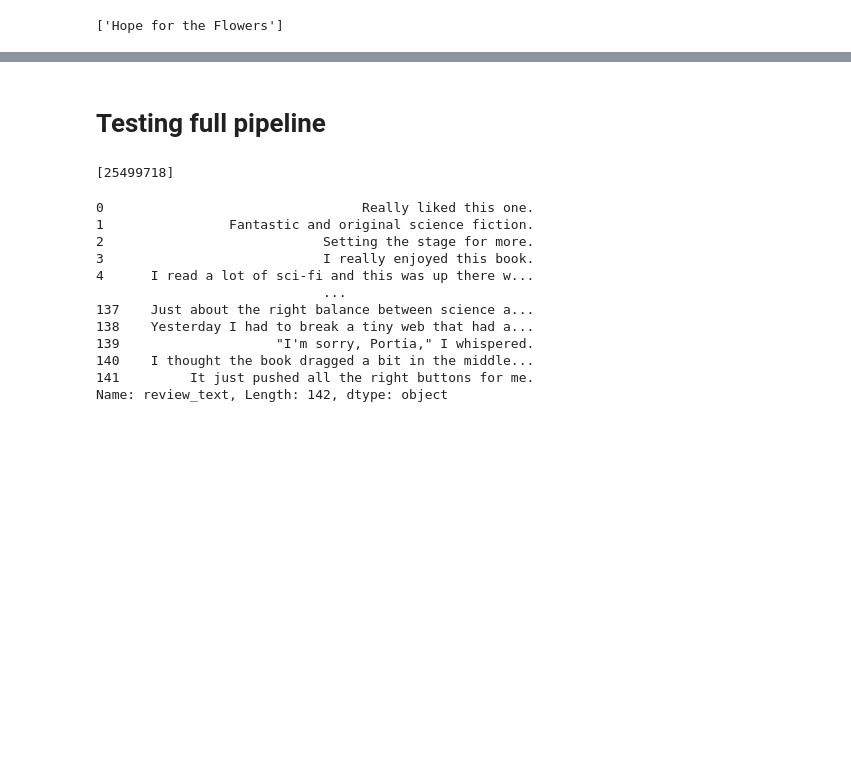
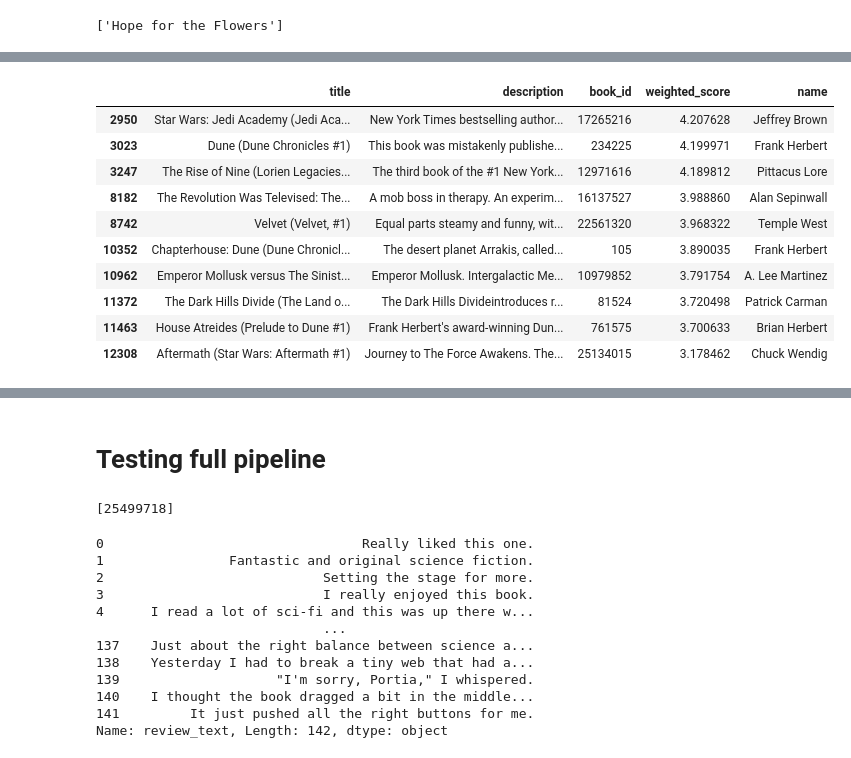
Before and after one commit to Einhard6176/3380, a Jupyter notebook: Models/Summarizer/tokenizedSentences.ipynb, the cells around one changed output, grey strips where cells are left out. Cells and saved outputs as stored; diff of their text form; code cells hidden in the pictures; blank space fills up the shorter version.

```diff
--- a/Models/Summarizer/tokenizedSentences.ipynb
+++ b/Models/Summarizer/tokenizedSentences.ipynb
@@ -303,0 +414,2 @@ books.sample(1).title.tolist()
+# %%
+description_sentences = make_sentences(descriptionsClean)
@@ -303,0 +424,2 @@ books.sample(1).title.tolist()
+# %%
+descriptions_array = embed(description_sentences.description)
@@ -303,0 +428,3 @@ books.sample(1).title.tolist()
+# %%
+descriptions_array = np.asarray(descriptions_array)
+joblib.dump(descriptions_array, '/media/einhard/Seagate Expansion Drive/3380_data/data/Models/descriptionsTokeniziedEmbedding.pkl')
@@ -303,0 +463,20 @@ books.sample(1).title.tolist()
+# %%
+def semanticSearch(input_text):
+    query = embed(['Dune'])
+    result = np.inner(descriptions_array, query)
+    iloc_desc = pd.DataFrame(result).sort_values(0, ascending=False).reset_index().rename({'index':'position'}, axis=1)['position'].tolist()
+    # iloc_books = description_sentences.iloc[iloc_desc][:10].book_id.tolist()
+    book_title = description_sentences.iloc[iloc_desc][:10].title.tolist()
+    return book_title
+# %% [output]
+|  | title | description | book_id | weighted_score | name |
+| 2950 | Star Wars: Jedi Academy (Jedi Aca... | New York Times bestselling author... | 17265216 | 4.207628 | Jeffrey Brown |
+| 3023 | Dune (Dune Chronicles #1) | This book was mistakenly publishe... | 234225 | 4.199971 | Frank Herbert |
+| 3247 | The Rise of Nine (Lorien Legacies... | The third book of the #1 New York... | 12971616 | 4.189812 | Pittacus Lore |
+| 8182 | The Revolution Was Televised: The... | A mob boss in therapy. An experim... | 16137527 | 3.988860 | Alan Sepinwall |
+| 8742 | Velvet (Velvet, #1) | Equal parts steamy and funny, wit... | 22561320 | 3.968322 | Temple West |
+| 10352 | Chapterhouse: Dune (Dune Chronicl... | The desert planet Arrakis, called... | 105 | 3.890035 | Frank Herbert |
+| 10962 | Emperor Mollusk versus The Sinist... | Emperor Mollusk. Intergalactic Me... | 10979852 | 3.791754 | A. Lee Martinez |
+| 11372 | The Dark Hills Divide (The Land o... | The Dark Hills Divideintroduces r... | 81524 | 3.720498 | Patrick Carman |
+| 11463 | House Atreides (Prelude to Dune #1) | Frank Herbert's award-winning Dun... | 761575 | 3.700633 | Brian Herbert |
+| 12308 | Aftermath (Star Wars: Aftermath #1) | Journey to The Force Awakens. The... | 25134015 | 3.178462 | Chuck Wendig |
```
Also changed, not shown: parts of 19 cells of this notebook, 1 other file.
